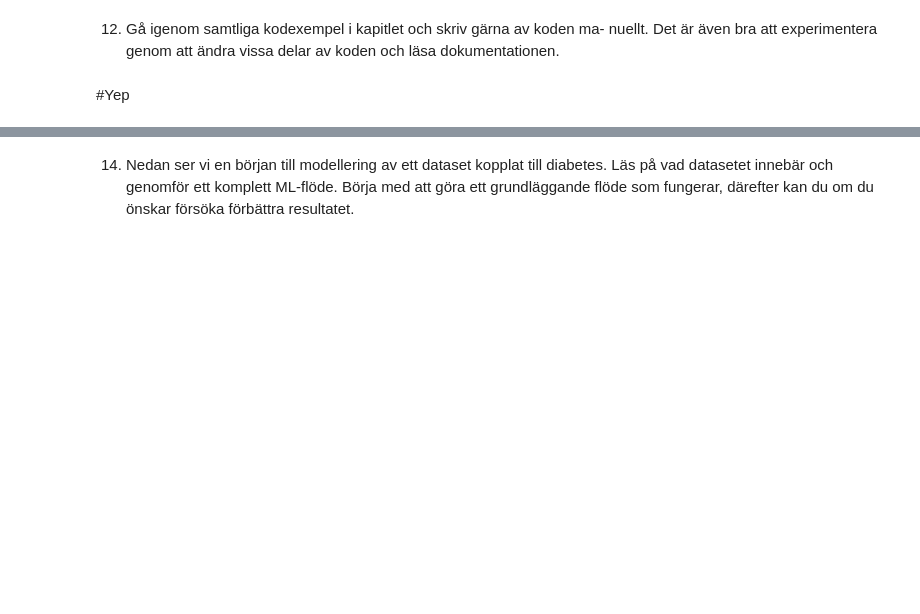
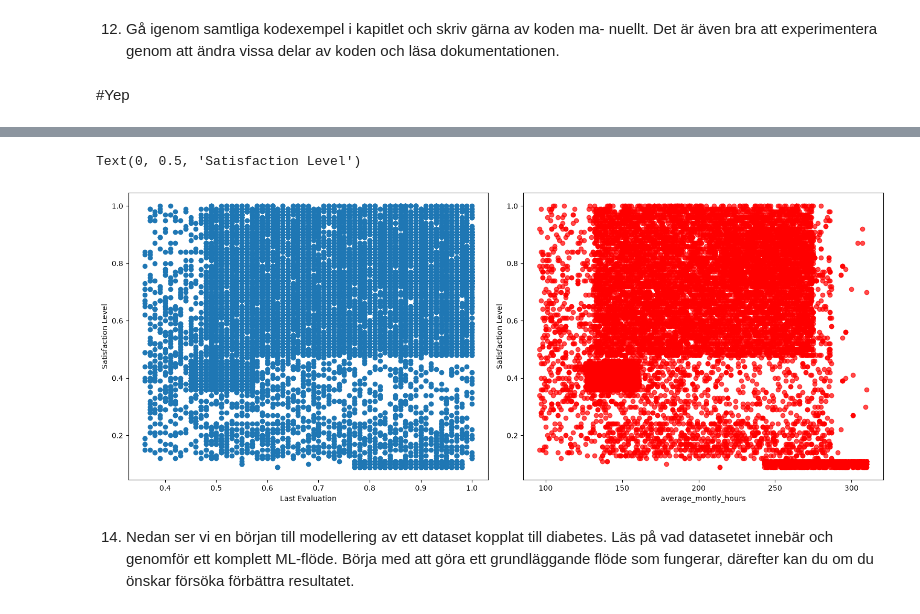
Before and after one commit to OscarWEdu/ai1kk, a Jupyter notebook: kap3.ipynb, the cells around one changed output, grey strips where cells are left out. Saved outputs shown, nothing was run; the diff lists cells and outputs as text; code cells hidden in the pictures; blank space fills up the shorter version.

```diff
--- a/kap3.ipynb
+++ b/kap3.ipynb
@@ -103,0 +100,21 @@ man kan göra även utan ML-modellering.
+# %%
+import numpy as np
+import pandas as pd
+import matplotlib.pyplot as plt
+
+from sklearn.pipeline import Pipeline
+from sklearn.preprocessing import StandardScaler
+from sklearn.impute import SimpleImputer
+
+from sklearn.model_selection import GridSearchCV
+from sklearn.ensemble import RandomForestRegressor
+
+from sklearn.linear_model import LinearRegression
+from sklearn.tree import DecisionTreeRegressor
+
+from sklearn.metrics import root_mean_squared_error, mean_absolute_error, mean_squared_error
+from sklearn.model_selection import train_test_split
+
+dataset = pd.read_excel("hr_employee_data.xlsx")
+
+dataset.head()
@@ -104,3 +149,19 @@ man kan göra även utan ML-modellering.
+# %%
+X = dataset.drop(columns=['satisfaction_level'])
+y = dataset['satisfaction_level']
+# %%
+fig, axs = plt.subplots(1, 2, figsize=(15, 6), layout='constrained')
+
+axs[0].scatter(X['last_evaluation'], y)
+axs[0].set_xlabel('Last Evaluation')
+axs[0].set_ylabel('Satisfaction Level')
+
+axs[1].scatter(X['average_montly_hours'], y, alpha=0.7, color='red')
+axs[1].set_xlabel('average_montly_hours')
+axs[1].set_ylabel('Satisfaction Level')
+# %% [output]
+Text(0, 0.5, 'Satisfaction Level')
+[figure, added]
 # %% [markdown]
 14. Nedan ser vi en början till modellering av ett dataset kopplat till diabetes.
 Läs på vad datasetet innebär och genomför ett komplett ML-flöde. Börja
```
Also changed, not shown: parts of 4 cells of this notebook, 1 other file.
